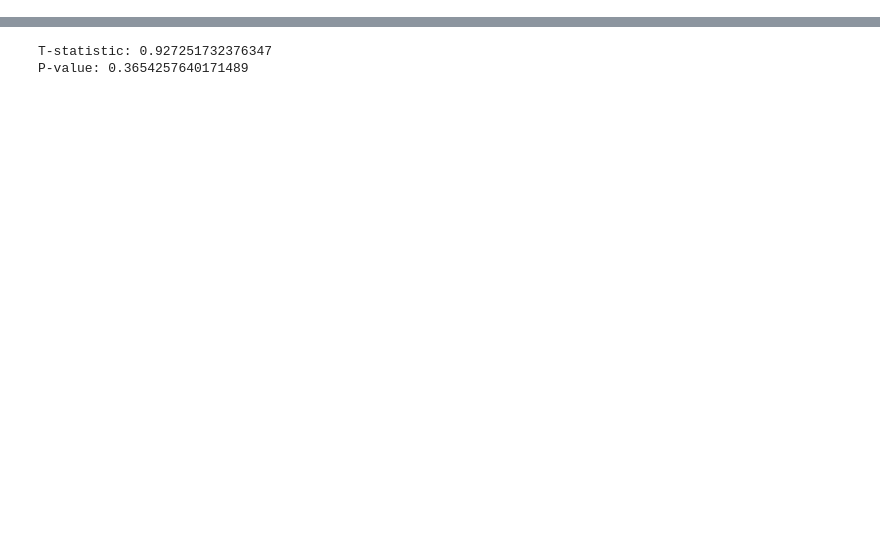
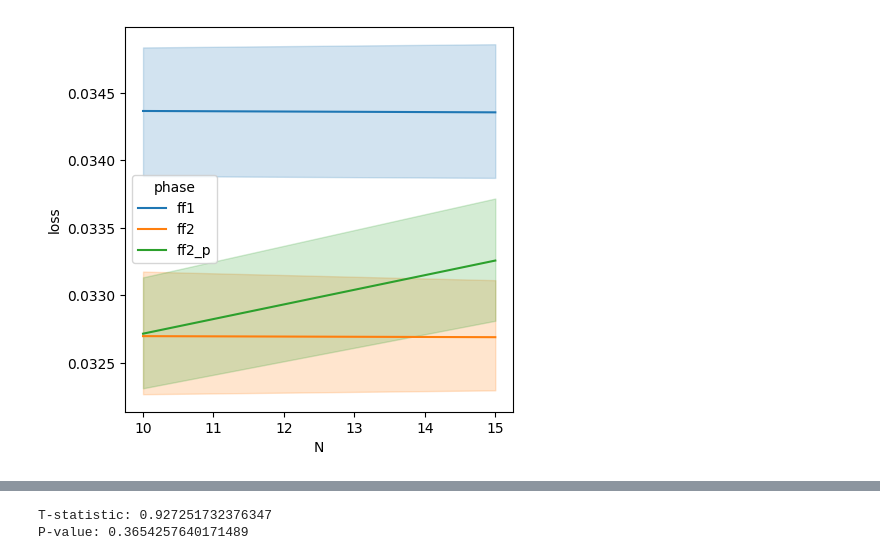
Before and after one commit to mshahbazi1997/MotorSavingModel, a Jupyter notebook: notebooks/perturb_hidden.ipynb, the cells around one changed output, grey strips where cells are left out. Drawn from its saved outputs; the diff is of its cells as text; code cells hidden in the pictures; blank space fills up the shorter version.

```diff
--- a/notebooks/perturb_hidden.ipynb
+++ b/notebooks/perturb_hidden.ipynb
@@ -108,3 +93,9 @@ for mn in range(0,20):
+# %%
+fig,ax = plt.subplots(1,1,figsize=(5,5))
+
+ax = sb.lineplot(x='N',y='loss',data=T,hue='phase')
+# %% [output]
+[figure, added]
 # %%
 fig,ax = plt.subplots(1,1,figsize=(5,5))
 
```
Also changed, not shown: parts of 4 cells of this notebook, 4 other files.
